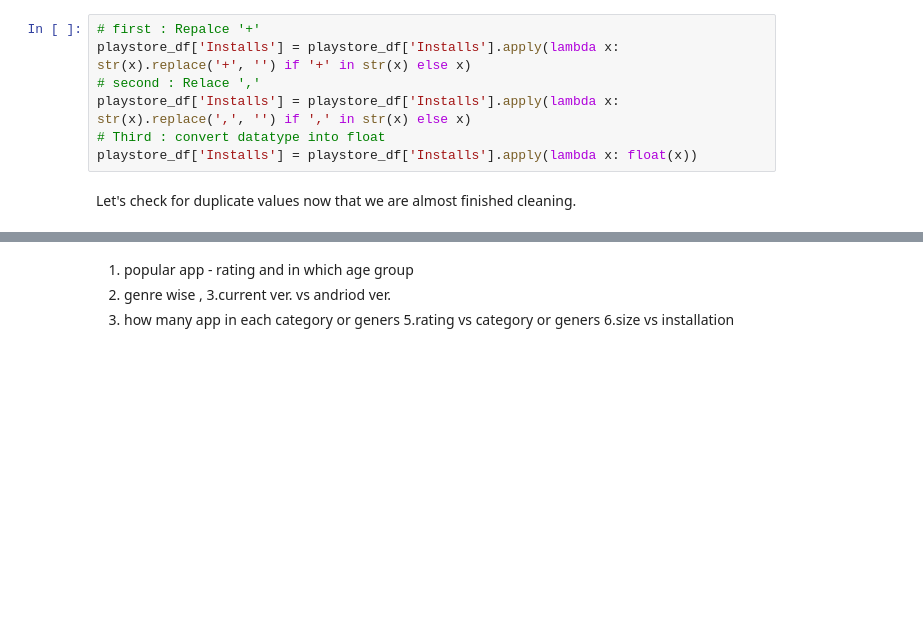
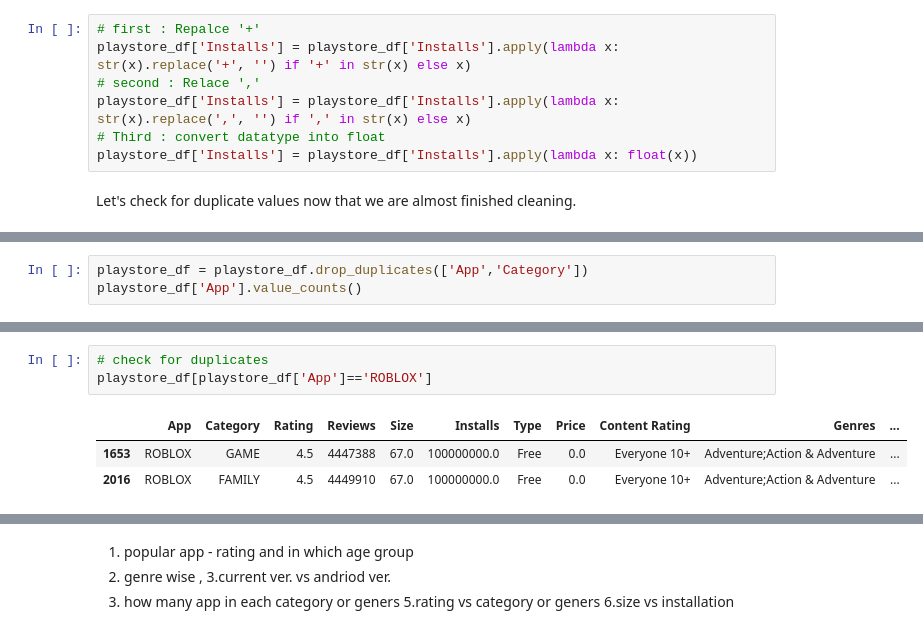
Before and after one commit to Malu2203/Play-Store-App-Review-Analysis, a Jupyter notebook: Play_Store_App_Review_Analysis_Capstone_Project.ipynb, the cells around one changed output, grey strips where cells are left out. Saved outputs shown, nothing was run; the diff lists cells and outputs as text; blank space fills up the shorter version.

```diff
--- a/Play_Store_App_Review_Analysis_Capstone_Project.ipynb
+++ b/Play_Store_App_Review_Analysis_Capstone_Project.ipynb
@@ -531,0 +584,3 @@ Let's check for duplicate values now that we are almost finished cleaning.
+# %%
+playstore_df = playstore_df.drop_duplicates(['App','Category'])
+playstore_df['App'].value_counts()
@@ -531,0 +600,7 @@ Let's check for duplicate values now that we are almost finished cleaning.
+# %%
+# check for duplicates
+playstore_df[playstore_df['App']=='ROBLOX']
+# %% [output]
+|  | App | Category | Rating | Reviews | Size | Installs | Type | Price | Content Rating | Genres | ... |
+| 1653 | ROBLOX | GAME | 4.5 | 4447388 | 67.0 | 100000000.0 | Free | 0.0 | Everyone 10+ | Adventure;Action & Adventure | ... |
+| 2016 | ROBLOX | FAMILY | 4.5 | 4449910 | 67.0 | 100000000.0 | Free | 0.0 | Everyone 10+ | Adventure;Action & Adventure | ... |
```
Also changed, not shown: parts of 13 cells of this notebook.
